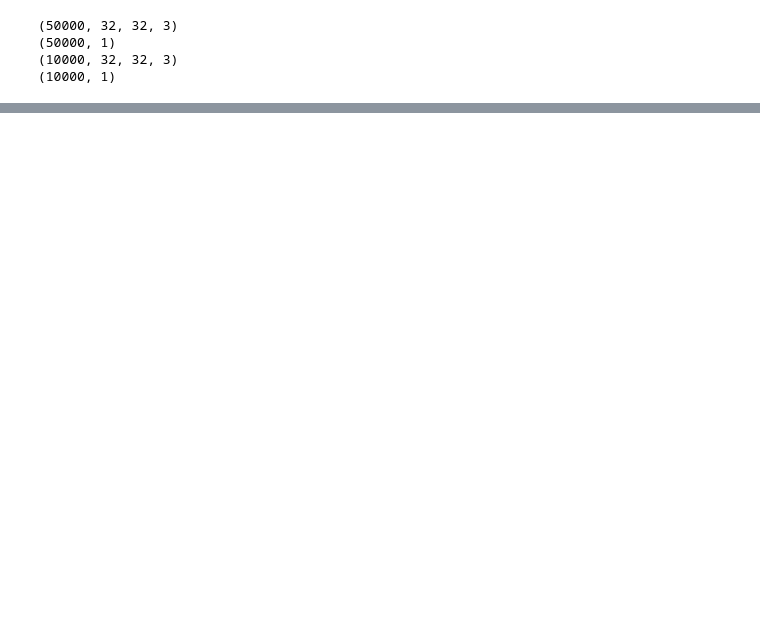
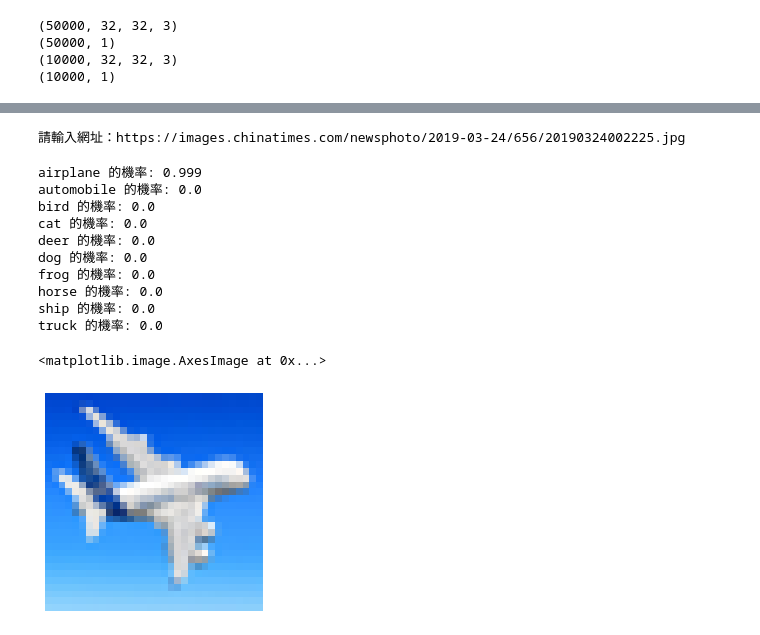
Before and after one commit to babymlin/Cifar10_80_percent, a Jupyter notebook: Cifar10_v2.ipynb, the cells around one changed output, grey strips where cells are left out. Cells and saved outputs as stored; diff of their text form; code cells hidden in the pictures; blank space fills up the shorter version.

```diff
--- a/Cifar10_v2.ipynb
+++ b/Cifar10_v2.ipynb
@@ -156,0 +174,29 @@ model.evaluate(X_test_norm, y_test)
+# %%
+import requests
+from PIL import Image
+import numpy as np
+url = input("請輸入網址：")
+response = requests.get(url, verify=False, stream=True)
+img = Image.open(response.raw)
+img = img.resize((32, 32)).convert("RGB")
+img_np = np.array(img)
+img_norm = np.expand_dims(img_np/255.0, axis=0)
+pre = model.predict(img_norm)[0]
+for n, p in zip(class_names, pre):
+    print(n, "的機率:", round(p, 3))
+plt.axis("off")
+plt.imshow(img)
+# %% [output]
+請輸入網址：https://images.chinatimes.com/newsphoto/2019-03-24/656/20190324002225.jpg
+airplane 的機率: 0.999
+automobile 的機率: 0.0
+bird 的機率: 0.0
+cat 的機率: 0.0
+deer 的機率: 0.0
+dog 的機率: 0.0
+frog 的機率: 0.0
+horse 的機率: 0.0
+ship 的機率: 0.0
+truck 的機率: 0.0
+<matplotlib.image.AxesImage at 0x...>
+[figure, added]
```
Also changed, not shown: parts of 6 cells of this notebook.
